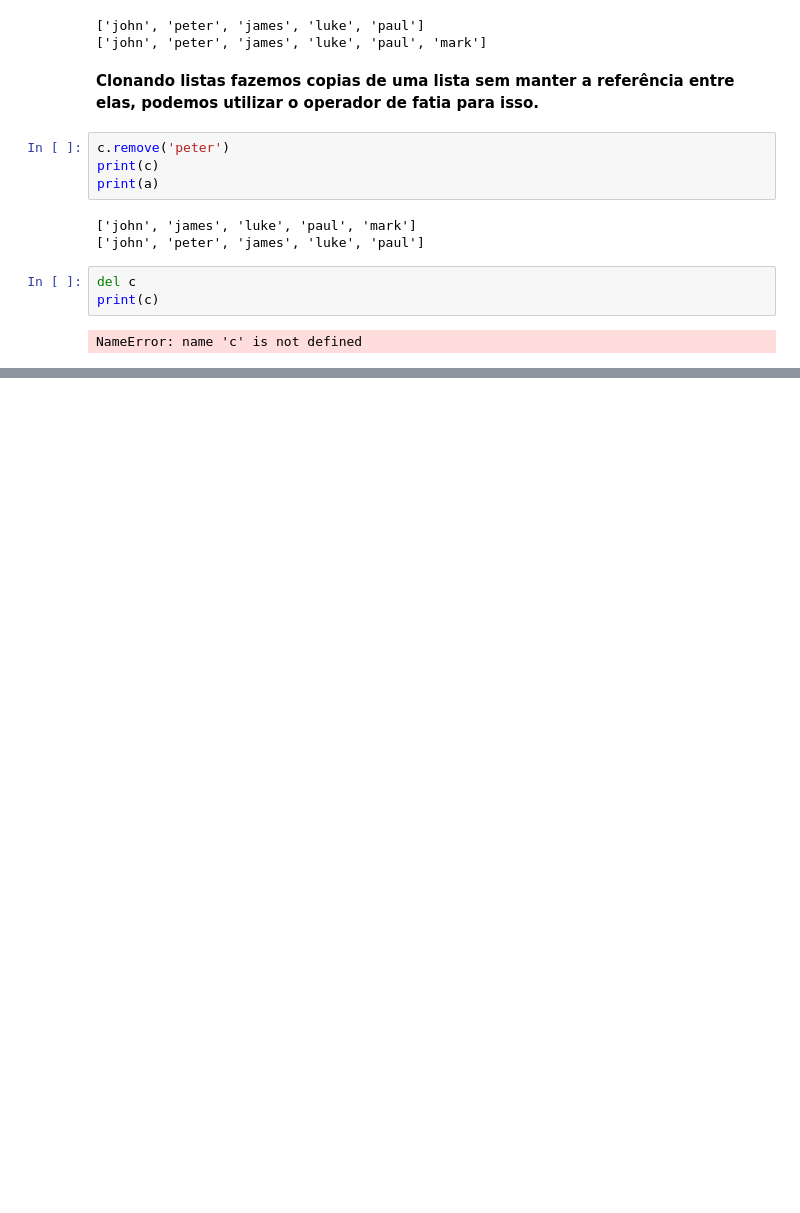
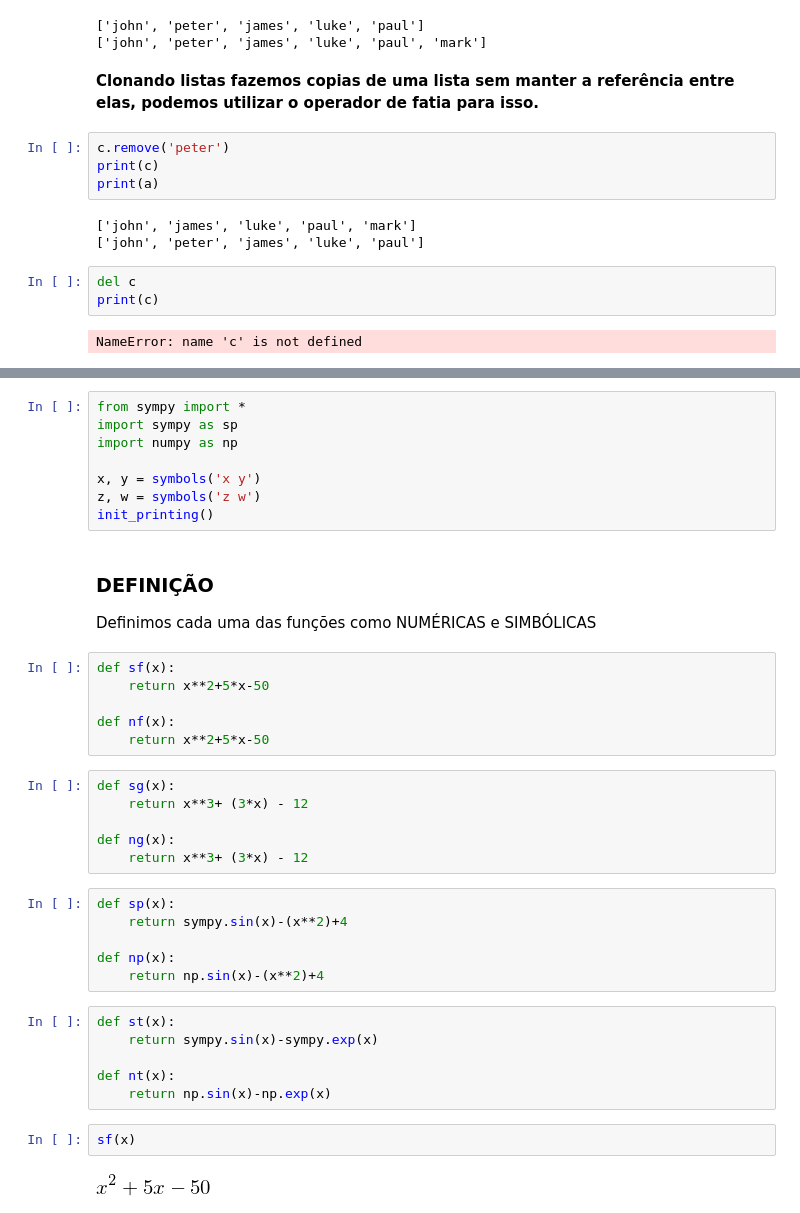
Before and after one commit to IcaroTARique/minicursoPYTHON, a Jupyter notebook: MINITOP de Python.ipynb, the cells around one changed output, grey strips where cells are left out. Saved outputs shown, nothing was run; the diff lists cells and outputs as text; blank space fills up the shorter version.

```diff
--- a/MINITOP de Python.ipynb
+++ b/MINITOP de Python.ipynb
@@ -625,0 +718,40 @@ NameError: name 'c' is not defined
+# %%
+from sympy import *
+import sympy as sp
+import numpy as np
+
+x, y = symbols('x y')
+z, w = symbols('z w')
+init_printing()
+# %% [markdown]
+### DEFINIÇÃO
+
+Definimos cada uma das funções como NUMÉRICAS e SIMBÓLICAS
+# %%
+def sf(x):
+    return x**2+5*x-50
+
+def nf(x):
+    return x**2+5*x-50
+# %%
+def sg(x):
+    return x**3+ (3*x) - 12
+
+def ng(x):
+    return x**3+ (3*x) - 12
+# %%
+def sp(x):
+    return sympy.sin(x)-(x**2)+4
+
+def np(x):
+    return np.sin(x)-(x**2)+4
+# %%
+def st(x):
+    return sympy.sin(x)-sympy.exp(x)
+
+def nt(x):
+    return np.sin(x)-np.exp(x)
+# %%
+sf(x)
+# %% [output]
+[figure, added]
```
Also changed, not shown: parts of 32 cells of this notebook.
